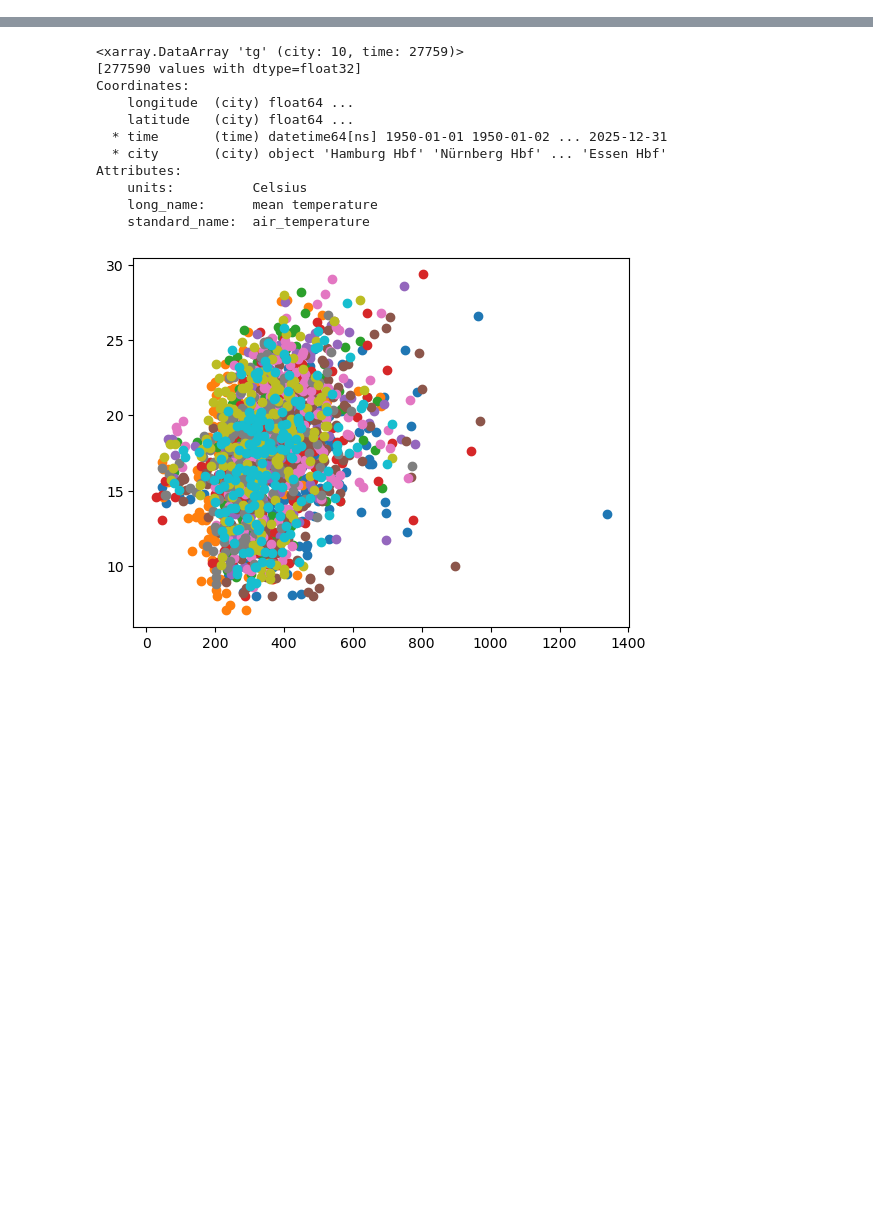
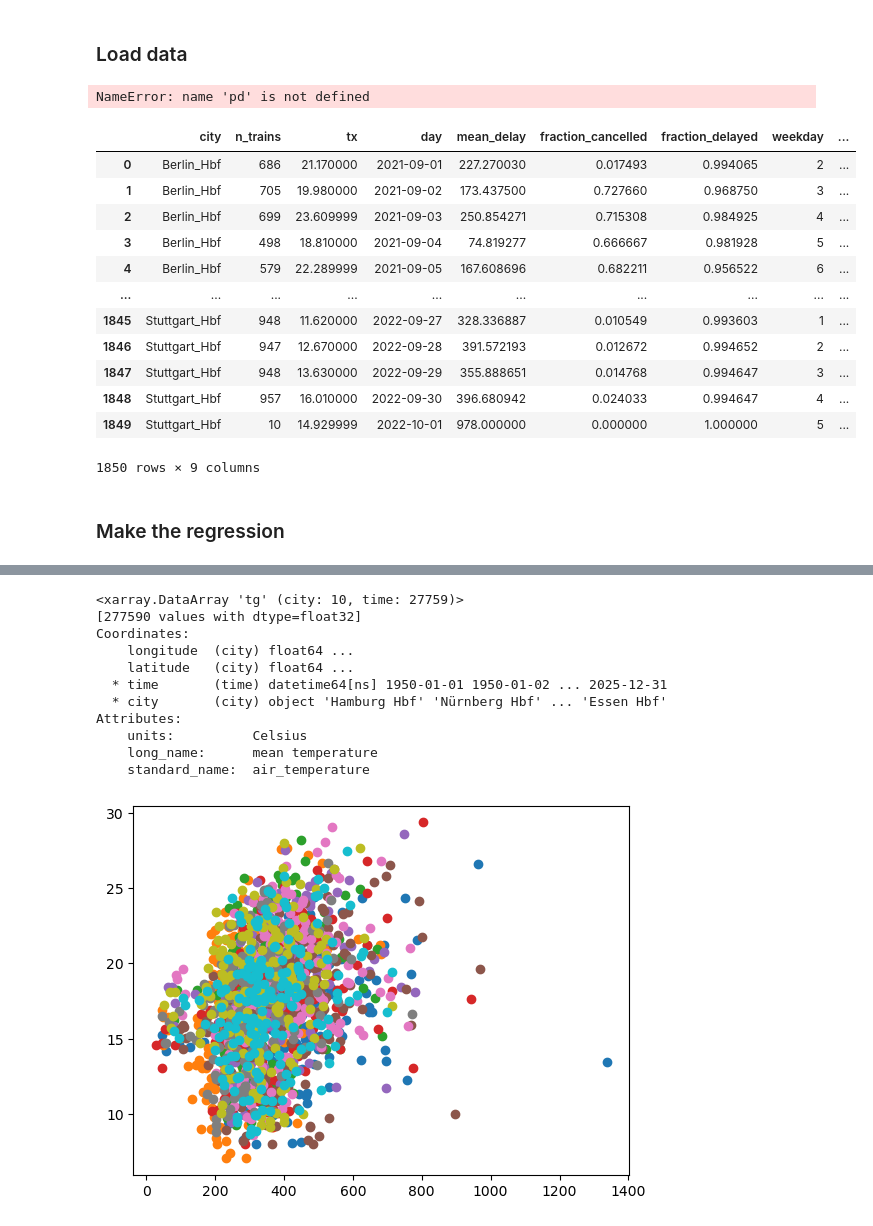
Before and after one commit to rabons/Benasque_Heat_Railway, a Jupyter notebook: preparation_panel_regression.ipynb, the cells around one changed output, grey strips where cells are left out. Drawn from its saved outputs; the diff is of its cells as text; code cells hidden in the pictures; blank space fills up the shorter version.

```diff
--- a/preparation_panel_regression.ipynb
+++ b/preparation_panel_regression.ipynb
@@ -6,0 +48,25 @@ import matplotlib.pyplot as plt
+# %% [markdown]
+### Load data
+# %%
+f = "/home/b/b383514/other/Train_Disrubtion/data/all_cities.csv"
+df = pd.read_csv(f, sep=None, engine="python")  # auto-detects tab/comma
+# %% [output]
+NameError: name 'pd' is not defined
+# %%
+df
+# %% [output]
+|  | city | n_trains | tx | day | mean_delay | fraction_cancelled | fraction_delayed | weekday | ... |
+| 0 | Berlin_Hbf | 686 | 21.170000 | 2021-09-01 | 227.270030 | 0.017493 | 0.994065 | 2 | ... |
+| 1 | Berlin_Hbf | 705 | 19.980000 | 2021-09-02 | 173.437500 | 0.727660 | 0.968750 | 3 | ... |
+| 2 | Berlin_Hbf | 699 | 23.609999 | 2021-09-03 | 250.854271 | 0.715308 | 0.984925 | 4 | ... |
+| 3 | Berlin_Hbf | 498 | 18.810000 | 2021-09-04 | 74.819277 | 0.666667 | 0.981928 | 5 | ... |
+| 4 | Berlin_Hbf | 579 | 22.289999 | 2021-09-05 | 167.608696 | 0.682211 | 0.956522 | 6 | ... |
+| ... | ... | ... | ... | ... | ... | ... | ... | ... | ... |
+| 1845 | Stuttgart_Hbf | 948 | 11.620000 | 2022-09-27 | 328.336887 | 0.010549 | 0.993603 | 1 | ... |
+| 1846 | Stuttgart_Hbf | 947 | 12.670000 | 2022-09-28 | 391.572193 | 0.012672 | 0.994652 | 2 | ... |
+| 1847 | Stuttgart_Hbf | 948 | 13.630000 | 2022-09-29 | 355.888651 | 0.014768 | 0.994647 | 3 | ... |
+| 1848 | Stuttgart_Hbf | 957 | 16.010000 | 2022-09-30 | 396.680942 | 0.024033 | 0.994647 | 4 | ... |
+| 1849 | Stuttgart_Hbf | 10 | 14.929999 | 2022-10-01 | 978.000000 | 0.000000 | 1.000000 | 5 | ... |
+1850 rows × 9 columns
+# %% [markdown]
+### Make the regression
```
Also changed, not shown: parts of 8 cells of this notebook, 2 other files.
